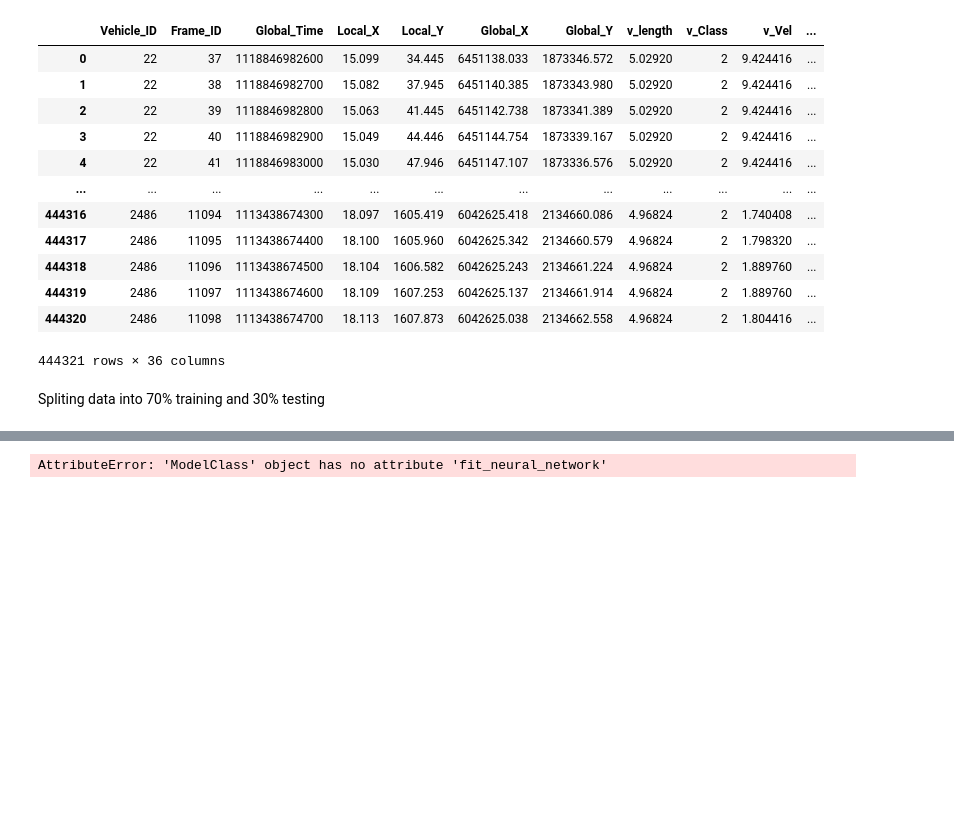
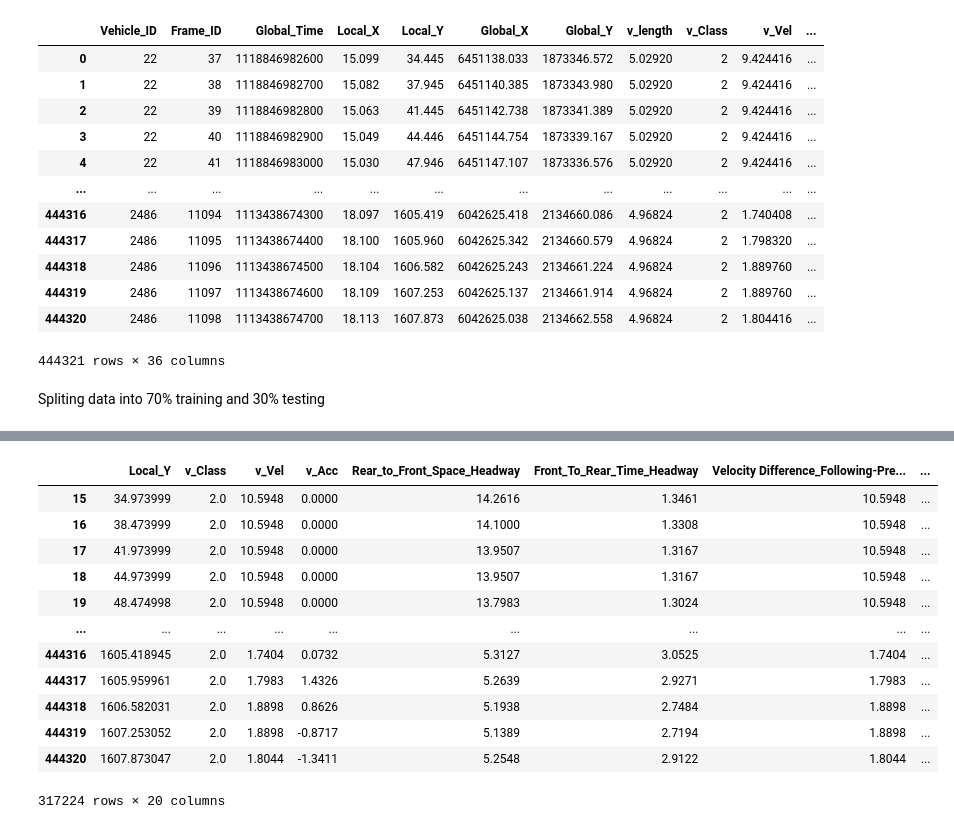
Before and after one commit to VineetDhamija/DataDrivenCarFollowing, a Jupyter notebook: datadrivencarfollowing-v1/scripts/CNN Model Application.ipynb, the cells around one changed output, grey strips where cells are left out. Cells and saved outputs as stored; diff of their text form; code cells hidden in the pictures; blank space fills up the shorter version.

```diff
--- a/datadrivencarfollowing-v1/scripts/CNN Model Application.ipynb
+++ b/datadrivencarfollowing-v1/scripts/CNN Model Application.ipynb
@@ -10,9 +113,6 @@ Loading the cleaned ngsim data using pandas
 # %%
-fileProcessing=FileProcessing.FileProcessing()
 #model_obj=ModelClass.ModelClass()
-#model_obj1=ModelClass.ModelClass()
+model_obj=ModelClass()
-# %%
-model_obj=ModelClass.ModelClass()
 # %%
 file_name='Cleaned_NGSIM_Data'
 ngsim=fileProcessing.read_input(file_name)
@@ -49,7 +149,7 @@ Spliting data into 70% training and 30% testing
 # %%
 train_df, test_df=model_obj.test_train_pairs(ngsim,0.7,2100)
 # %%
-drop_columns_list=['Vehicle_ID','Frame_ID','Global_Time','Local_X','Global_X','Global_Y','v_length','Lane_ID','Preceding','Space_Headway','Time_Headway','v_Class_Name','lane_changes','previous_car_lane_changes','Prec_Vehicle_ID','Vehicle_combination','Preceding_Vehicle_Class','Location']
+drop_columns_list=['Vehicle_ID','Frame_ID','Global_Time','Local_X','Global_X','Global_Y','v_length','Lane_ID','Preceding','Space_Headway','Time_Headway','v_Class_Name','lane_changes','previous_car_lane_changes','Prec_Vehicle_ID','Vehicle_combination','Preceding_Vehicle_Class','Location','Relative_Time']
 # %%
 train_df=train_df.drop(drop_columns_list,axis=1,errors='ignore')
 test_df=test_df.drop(drop_columns_list,axis=1,errors='ignore')
@@ -154,0 +278,16 @@ dtype: object
+# %%
+train_df
+# %% [output]
+|  | Local_Y | v_Class | v_Vel | v_Acc | Rear_to_Front_Space_Headway | Front_To_Rear_Time_Headway | Velocity Difference_Following-Pre... | ... |
+| 15 | 34.973999 | 2.0 | 10.5948 | 0.0000 | 14.2616 | 1.3461 | 10.5948 | ... |
+| 16 | 38.473999 | 2.0 | 10.5948 | 0.0000 | 14.1000 | 1.3308 | 10.5948 | ... |
+| 17 | 41.973999 | 2.0 | 10.5948 | 0.0000 | 13.9507 | 1.3167 | 10.5948 | ... |
+| 18 | 44.973999 | 2.0 | 10.5948 | 0.0000 | 13.9507 | 1.3167 | 10.5948 | ... |
+| 19 | 48.474998 | 2.0 | 10.5948 | 0.0000 | 13.7983 | 1.3024 | 10.5948 | ... |
+| ... | ... | ... | ... | ... | ... | ... | ... | ... |
+| 444316 | 1605.418945 | 2.0 | 1.7404 | 0.0732 | 5.3127 | 3.0525 | 1.7404 | ... |
+| 444317 | 1605.959961 | 2.0 | 1.7983 | 1.4326 | 5.2639 | 2.9271 | 1.7983 | ... |
+| 444318 | 1606.582031 | 2.0 | 1.8898 | 0.8626 | 5.1938 | 2.7484 | 1.8898 | ... |
+| 444319 | 1607.253052 | 2.0 | 1.8898 | -0.8717 | 5.1389 | 2.7194 | 1.8898 | ... |
+| 444320 | 1607.873047 | 2.0 | 1.8044 | -1.3411 | 5.2548 | 2.9122 | 1.8044 | ... |
+317224 rows × 20 columns
@@ -155,5 +300,2 @@ dtype: object
 # %%
-#rf,X_train,y_train,X_test,y_test=model_obj.fit_random_forest_model(train_df,test_df,150)
-model=model_obj.fit_neural_network(train_df)
+X_train,y_train,X_test,y_test= model_obj.feature_selection(train_df,test_df)
-# %% [output]
-AttributeError: 'ModelClass' object has no attribute 'fit_neural_network'
```
Also changed, not shown: parts of 26 cells of this notebook, 1 other file.
